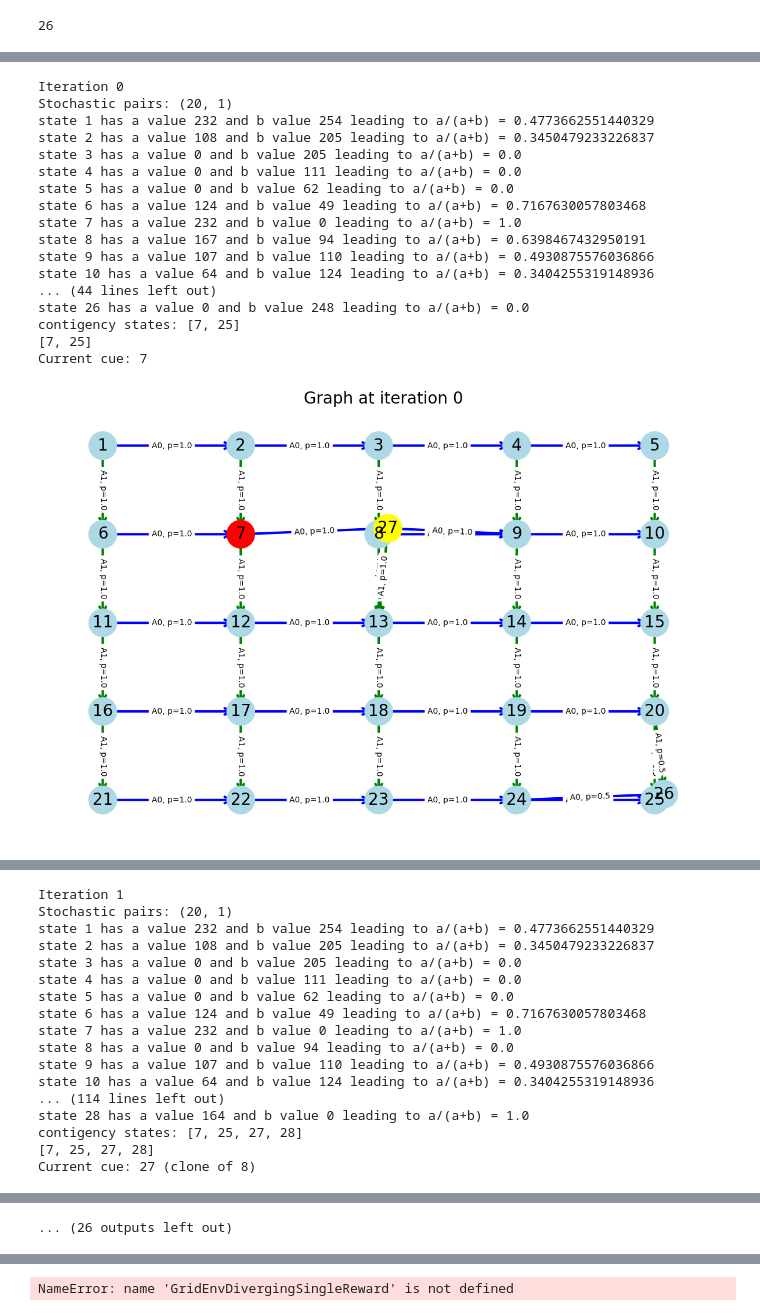
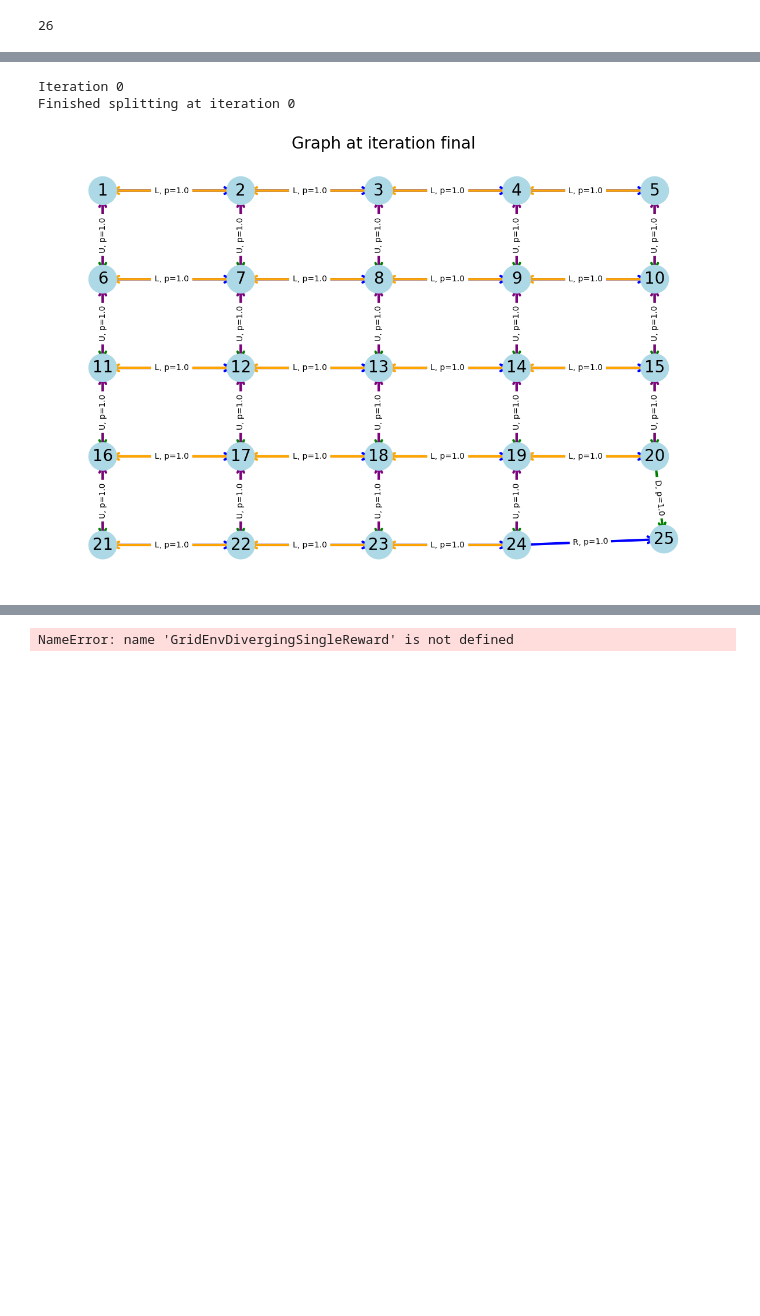
Before and after one commit to jungsunyoo/CSCG_LCM, a Jupyter notebook: dev-split-contingency-final.ipynb, the cells around one changed output, grey strips where cells are left out. Saved outputs shown, nothing was run; the diff lists cells and outputs as text; code cells hidden in the pictures; blank space fills up the shorter version.

Commit message:
removing right/down

```diff
--- a/dev-split-contingency-final.ipynb
+++ b/dev-split-contingency-final.ipynb
@@ -1539,13 +1703,16 @@ def get_successor_states(transition_counts,s,a):
 env_size = (5,5)
 rewarded_terminal = env_size[0]*env_size[1]
 cue_states = [7]
-env = GridEnvRightDownNoSelf(env_size=env_size,
+# env = GridEnvRightDownNoSelf(env_size=env_size,
+#                              rewarded_terminal = [rewarded_terminal],
+#                              cue_states=cue_states)
+env = GridEnv(env_size=env_size,
                              rewarded_terminal = [rewarded_terminal],
                              cue_states=cue_states)
 # env = GridEnvRightDownNoSelf(cue_states=[6])
 
 n_episodes = 1000
-max_steps_per_episode = 10
+max_steps_per_episode = 100
 
 dataset = generate_dataset(env, n_episodes, max_steps_per_episode)
 transition_counts = TM(dataset)
@@ -1653,18 +1820,3 @@ env.plot_graph(transition_probs,'final', savename=savename)
 Iteration 0
-Stochastic pairs: (20, 1)
-state 1 has a value 232 and b value 254 leading to a/(a+b) = 0.4773662551440329
-state 2 has a value 108 and b value 205 leading to a/(a+b) = 0.3450479233226837
-state 3 has a value 0 and b value 205 leading to a/(a+b) = 0.0
-state 4 has a value 0 and b value 111 leading to a/(a+b) = 0.0
-state 5 has a value 0 and b value 62 leading to a/(a+b) = 0.0
-state 6 has a value 124 and b value 49 leading to a/(a+b) = 0.7167630057803468
-state 7 has a value 232 and b value 0 leading to a/(a+b) = 1.0
-state 8 has a value 167 and b value 94 leading to a/(a+b) = 0.6398467432950191
-state 9 has a value 107 and b value 110 leading to a/(a+b) = 0.4930875576036866
-state 10 has a value 64 and b value 124 leading to a/(a+b) = 0.3404255319148936
-... (44 lines left out)
-state 26 has a value 0 and b value 248 leading to a/(a+b) = 0.0
-contigency states: [7, 25]
-[7, 25]
-Current cue: 7
+Finished splitting at iteration 0
-[figure, old version]
+[figure, new version]
@@ -1672,17 +1822,0 @@ Current cue: 7
-Iteration 1
-Stochastic pairs: (20, 1)
-state 1 has a value 232 and b value 254 leading to a/(a+b) = 0.4773662551440329
-state 2 has a value 108 and b value 205 leading to a/(a+b) = 0.3450479233226837
-state 3 has a value 0 and b value 205 leading to a/(a+b) = 0.0
-state 4 has a value 0 and b value 111 leading to a/(a+b) = 0.0
-state 5 has a value 0 and b value 62 leading to a/(a+b) = 0.0
-state 6 has a value 124 and b value 49 leading to a/(a+b) = 0.7167630057803468
-state 7 has a value 232 and b value 0 leading to a/(a+b) = 1.0
-state 8 has a value 0 and b value 94 leading to a/(a+b) = 0.0
-state 9 has a value 107 and b value 110 leading to a/(a+b) = 0.4930875576036866
-state 10 has a value 64 and b value 124 leading to a/(a+b) = 0.3404255319148936
-... (114 lines left out)
-state 28 has a value 164 and b value 0 leading to a/(a+b) = 1.0
-contigency states: [7, 25, 27, 28]
-[7, 25, 27, 28]
-Current cue: 27 (clone of 8)
@@ -1728 +1822,0 @@ Current cue: 29 (clone of 9)
-... (26 outputs left out)
```
Also changed, not shown: parts of 12 cells of this notebook, 2 other files.
